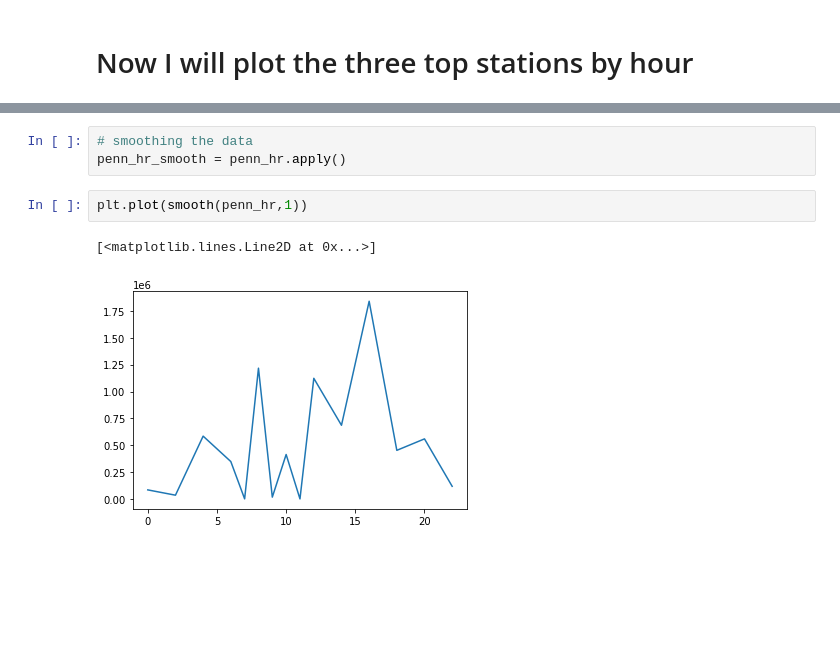
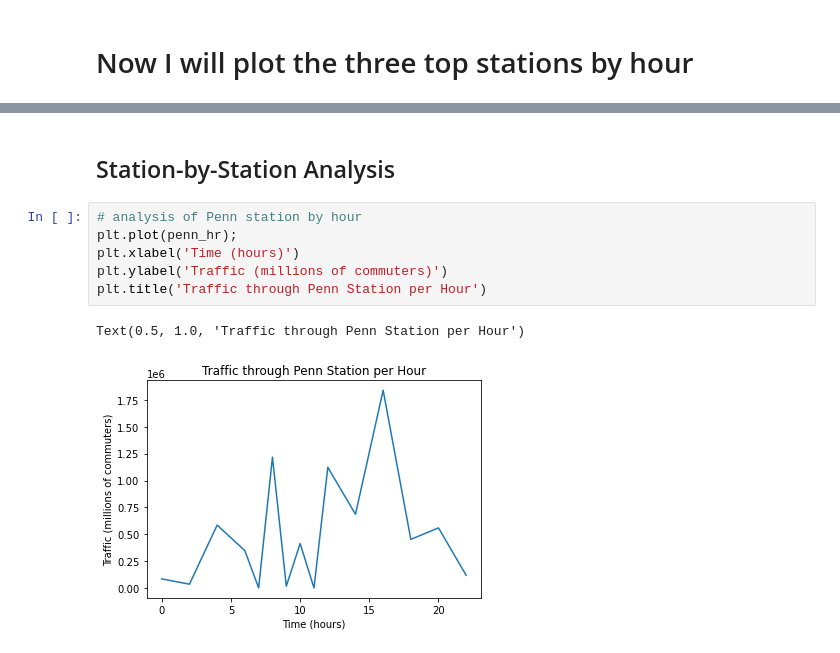
Before and after one commit to anubhavpar/sturdy-goggles, a Jupyter notebook: data_cleaning.ipynb, the cells around one changed output, grey strips where cells are left out. Drawn from its saved outputs; the diff is of its cells as text; blank space fills up the shorter version.

```diff
--- a/data_cleaning.ipynb
+++ b/data_cleaning.ipynb
@@ -225,9 +254,12 @@ plt.savefig(fname='hourly_top3',format='svg')
 <Figure size 7200x7200 with 0 Axes>
-# %%
-# smoothing the data
-penn_hr_smooth = penn_hr.apply()
-# %%
-plt.plot(smooth(penn_hr,1))
-# %% [output]
-[<matplotlib.lines.Line2D at 0x...>]
-[figure, removed]
+# %% [markdown]
+## Station-by-Station Analysis
+# %%
+# analysis of Penn station by hour
+plt.plot(penn_hr);
+plt.xlabel('Time (hours)')
+plt.ylabel('Traffic (millions of commuters)')
+plt.title('Traffic through Penn Station per Hour')
+# %% [output]
+Text(0.5, 1.0, 'Traffic through Penn Station per Hour')
+[figure, added]
```
Also changed, not shown: parts of 7 cells of this notebook, 1 other file.
